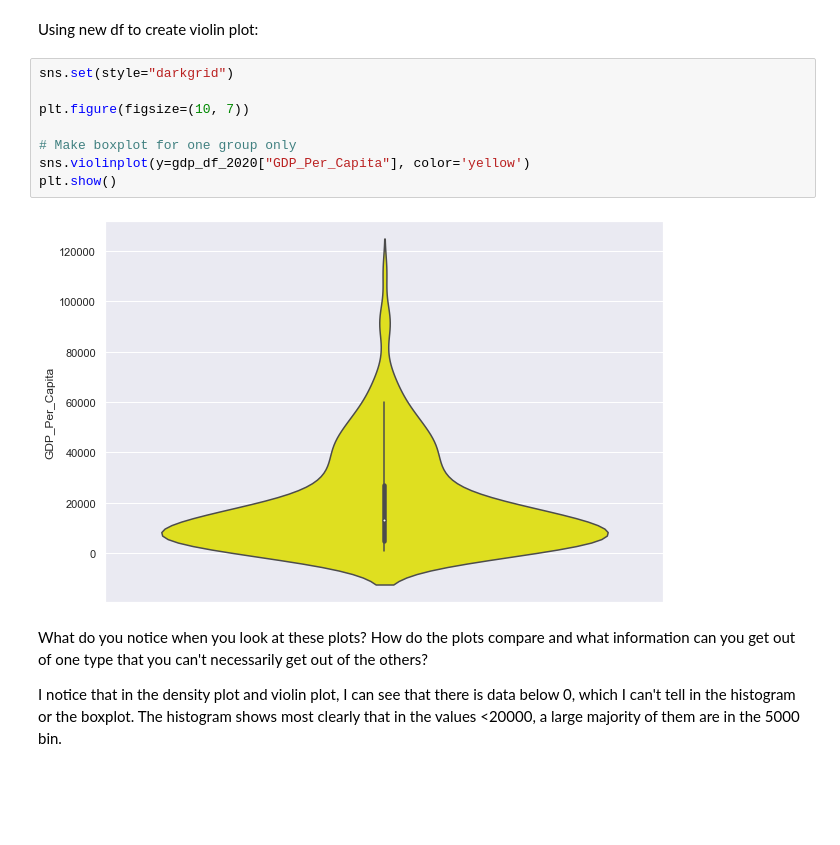
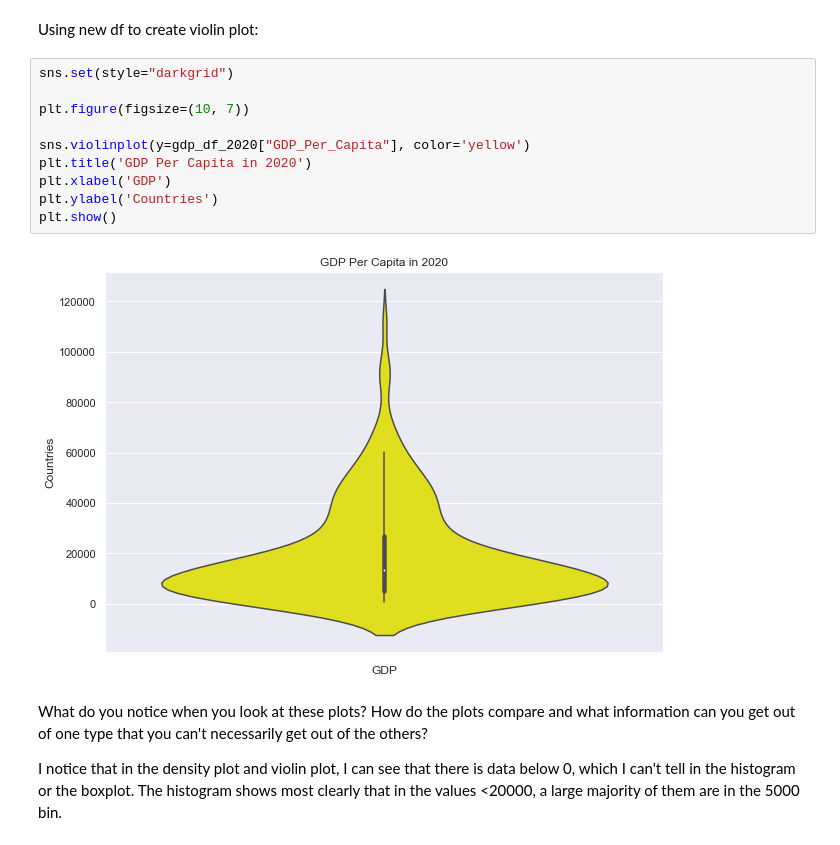
Before and after one commit to NSS-Data-Analytics-Cohort-10/gdp-and-internet-usage-t-white-21, a Jupyter notebook: notebook/un_project.ipynb, the cells around one changed output. Saved outputs shown, nothing was run; the diff lists cells and outputs as text; blank space fills up the shorter version.

```diff
--- a/notebook/un_project.ipynb
+++ b/notebook/un_project.ipynb
@@ -183,13 +241,15 @@ Using new df to create violin plot:
 # %%
 sns.set(style="darkgrid")
 
 plt.figure(figsize=(10, 7))
 
-# Make boxplot for one group only
 sns.violinplot(y=gdp_df_2020["GDP_Per_Capita"], color='yellow')
+plt.title('GDP Per Capita in 2020')
+plt.xlabel('GDP')
+plt.ylabel('Countries')
 plt.show()
 # %% [output]
-[figure, old version]
+[figure, new version]
 # %% [markdown]
 What do you notice when you look at these plots? How do the plots compare and what information can you get out of one type that you can't necessarily get out of the others?
 
```
Also changed, not shown: parts of 24 cells of this notebook.
